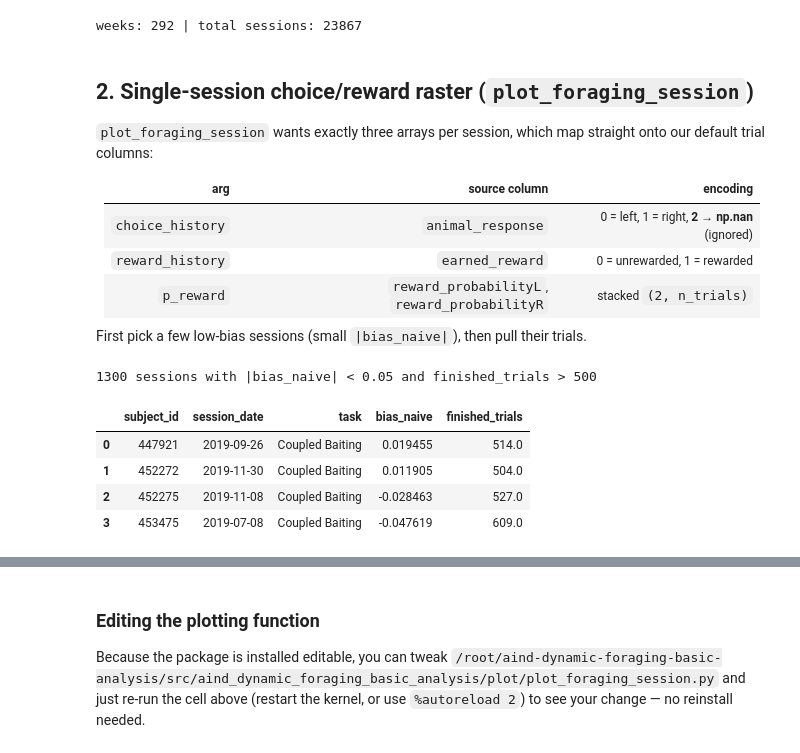
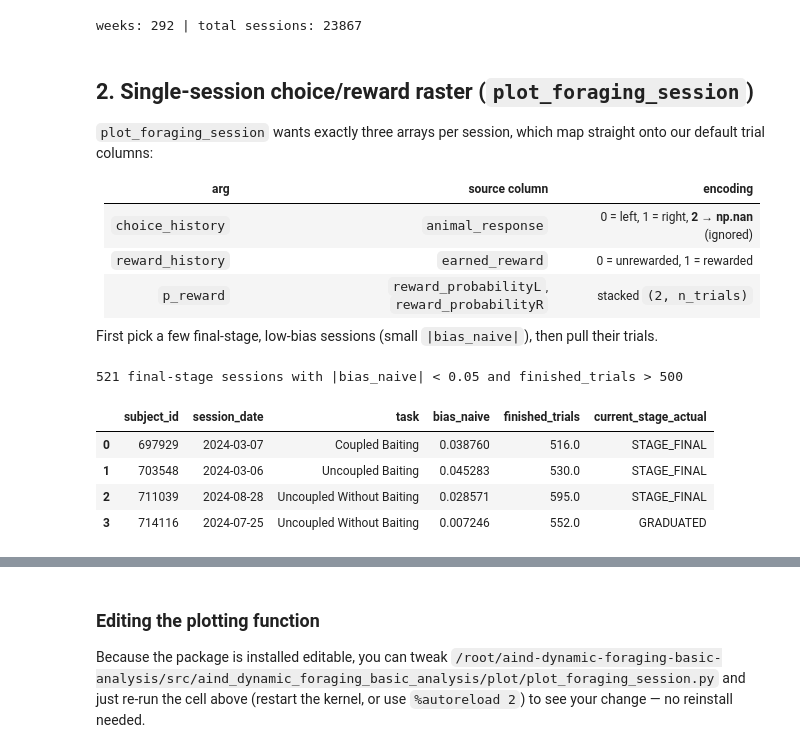
Before and after one commit to AllenNeuralDynamics/aind-dynamic-foraging-database, a Jupyter notebook: notebooks/reproduce_figures.ipynb, the cells around one changed output, grey strips where cells are left out. Saved outputs shown, nothing was run; the diff lists cells and outputs as text; code cells hidden in the pictures.

```diff
--- a/notebooks/reproduce_figures.ipynb
+++ b/notebooks/reproduce_figures.ipynb
@@ -154,24 +156,28 @@ default trial columns:
 | `reward_history` | `earned_reward` | 0 = unrewarded, 1 = rewarded |
 | `p_reward` | `reward_probabilityL`, `reward_probabilityR` | stacked `(2, n_trials)` |
 
-First pick a few low-bias sessions (small `|bias_naive|`), then pull their trials.
+First pick a few final-stage, low-bias sessions (small `|bias_naive|`), then pull their trials.
 # %%
 good = select_sessions(
-    where="ABS(bias_naive) < 0.05 AND finished_trials > 500",
-    columns=["task", "bias_naive", "finished_trials"],
+    where=(
+        "ABS(bias_naive) < 0.05 AND finished_trials > 500 "
+        "AND current_stage_actual IN ('STAGE_FINAL', 'GRADUATED')"  # final curriculum stages only
+    ),
+    columns=["task", "bias_naive", "finished_trials", "current_stage_actual"],
 )
-print(len(good), "sessions with |bias_naive| < 0.05 and finished_trials > 500")
+print(len(good), "final-stage sessions with |bias_naive| < 0.05 and finished_trials > 500")
 
 # A few examples spanning different subjects for variety
 examples = good.drop_duplicates("subject_id").head(4).reset_index(drop=True)
-examples[["subject_id", "session_date", "task", "bias_naive", "finished_trials"]]
+examples[["subject_id", "session_date", "task", "bias_naive",
+          "finished_trials", "current_stage_actual"]]
 # %% [output]
-1300 sessions with |bias_naive| < 0.05 and finished_trials > 500
+521 final-stage sessions with |bias_naive| < 0.05 and finished_trials > 500
-|  | subject_id | session_date | task | bias_naive | finished_trials |
-| 0 | 447921 | 2019-09-26 | Coupled Baiting | 0.019455 | 514.0 |
-| 1 | 452272 | 2019-11-30 | Coupled Baiting | 0.011905 | 504.0 |
-| 2 | 452275 | 2019-11-08 | Coupled Baiting | -0.028463 | 527.0 |
-| 3 | 453475 | 2019-07-08 | Coupled Baiting | -0.047619 | 609.0 |
+|  | subject_id | session_date | task | bias_naive | finished_trials | current_stage_actual |
+| 0 | 697929 | 2024-03-07 | Coupled Baiting | 0.038760 | 516.0 | STAGE_FINAL |
+| 1 | 703548 | 2024-03-06 | Uncoupled Baiting | 0.045283 | 530.0 | STAGE_FINAL |
+| 2 | 711039 | 2024-08-28 | Uncoupled Without Baiting | 0.028571 | 595.0 | STAGE_FINAL |
+| 3 | 714116 | 2024-07-25 | Uncoupled Without Baiting | 0.007246 | 552.0 | GRADUATED |
 # %%
 # One scoped read pulls all example sessions' trials (default choice/reward columns).
 trials = fetch_trials(examples)
```
Also changed, not shown: parts of 3 cells of this notebook.
